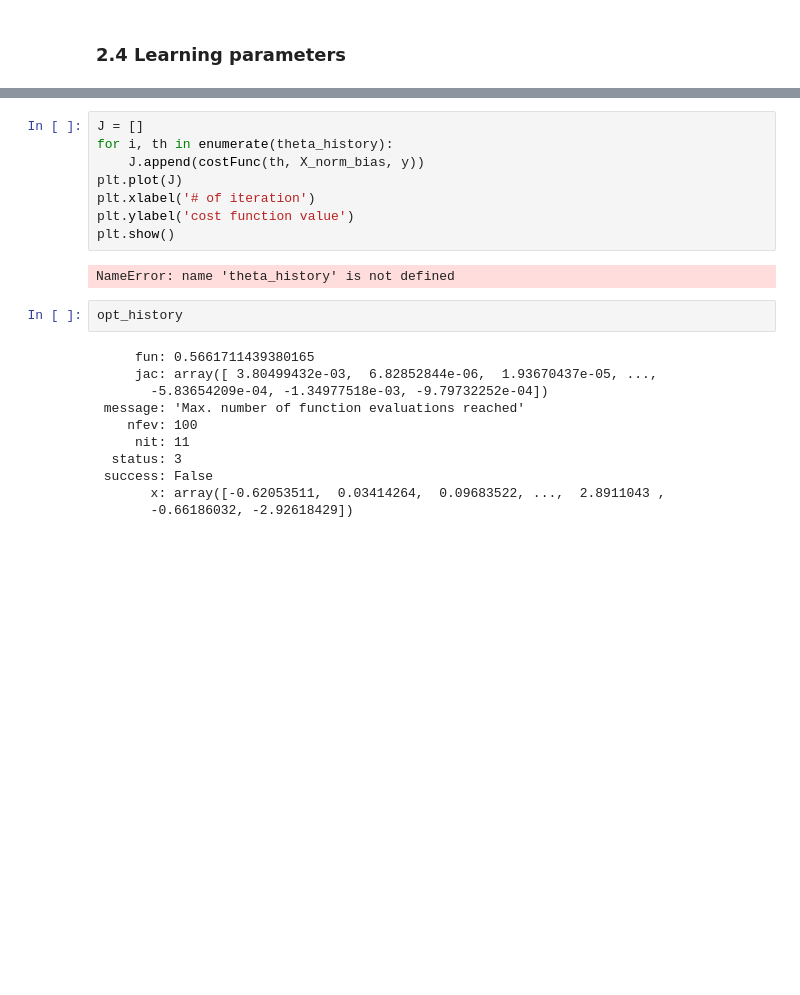
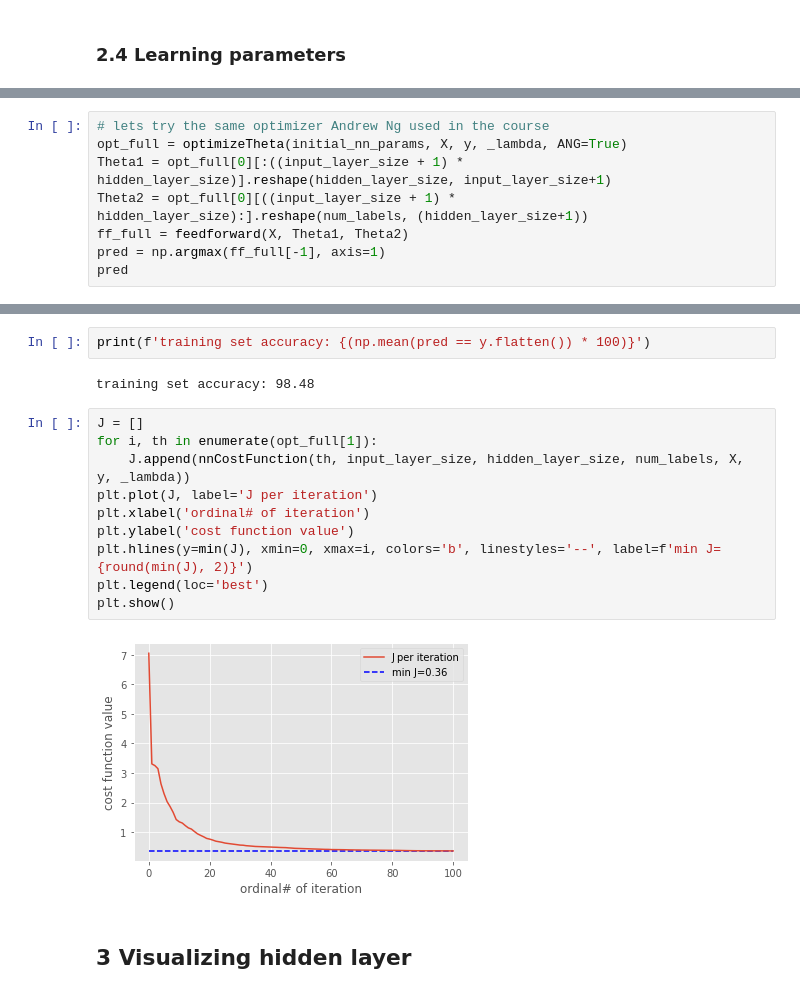
Before and after one commit to akapet00/andrew-ng-coursera-ml, a Jupyter notebook: ex4-neural-networks-learning/ex4.ipynb, the cells around one changed output, grey strips where cells are left out. Cells and saved outputs as stored; diff of their text form; blank space fills up the shorter version.

```diff
--- a/ex4-neural-networks-learning/ex4.ipynb
+++ b/ex4-neural-networks-learning/ex4.ipynb
@@ -341,0 +357,8 @@ training set accuracy: 97.18
+# %%
+# lets try the same optimizer Andrew Ng used in the course
+opt_full = optimizeTheta(initial_nn_params, X, y, _lambda, ANG=True)
+Theta1 = opt_full[0][:((input_layer_size + 1) * hidden_layer_size)].reshape(hidden_layer_size, input_layer_size+1)
+Theta2 = opt_full[0][((input_layer_size + 1) * hidden_layer_size):].reshape(num_labels, (hidden_layer_size+1))
+ff_full = feedforward(X, Theta1, Theta2)
+pred = np.argmax(ff_full[-1], axis=1)
+pred
@@ -342,23 +372,18 @@ training set accuracy: 97.18
+# %%
+print(f'training set accuracy: {(np.mean(pred == y.flatten()) * 100)}')
+# %% [output]
+training set accuracy: 98.48
 # %%
 J = []
-for i, th in enumerate(theta_history):
-    J.append(costFunc(th, X_norm_bias, y))
-plt.plot(J)
-plt.xlabel('# of iteration')
+for i, th in enumerate(opt_full[1]):
+    J.append(nnCostFunction(th, input_layer_size, hidden_layer_size, num_labels, X, y, _lambda))
+plt.plot(J, label='J per iteration')
+plt.xlabel('ordinal# of iteration')
 plt.ylabel('cost function value')
+plt.hlines(y=min(J), xmin=0, xmax=i, colors='b', linestyles='--', label=f'min J={round(min(J), 2)}')
+plt.legend(loc='best')
 plt.show()
 # %% [output]
-NameError: name 'theta_history' is not defined
+[figure, added]
-# %%
-opt_history
-# %% [output]
-     fun: 0.5661711439380165
-     jac: array([ 3.80499432e-03,  6.82852844e-06,  1.93670437e-05, ...,
-       -5.83654209e-04, -1.34977518e-03, -9.79732252e-04])
- message: 'Max. number of function evaluations reached'
-    nfev: 100
-     nit: 11
-  status: 3
- success: False
-       x: array([-0.62053511,  0.03414264,  0.09683522, ...,  2.8911043 ,
-       -0.66186032, -2.92618429])
+# %% [markdown]
+## 3 Visualizing hidden layer
```
Also changed, not shown: parts of 9 cells of this notebook.
